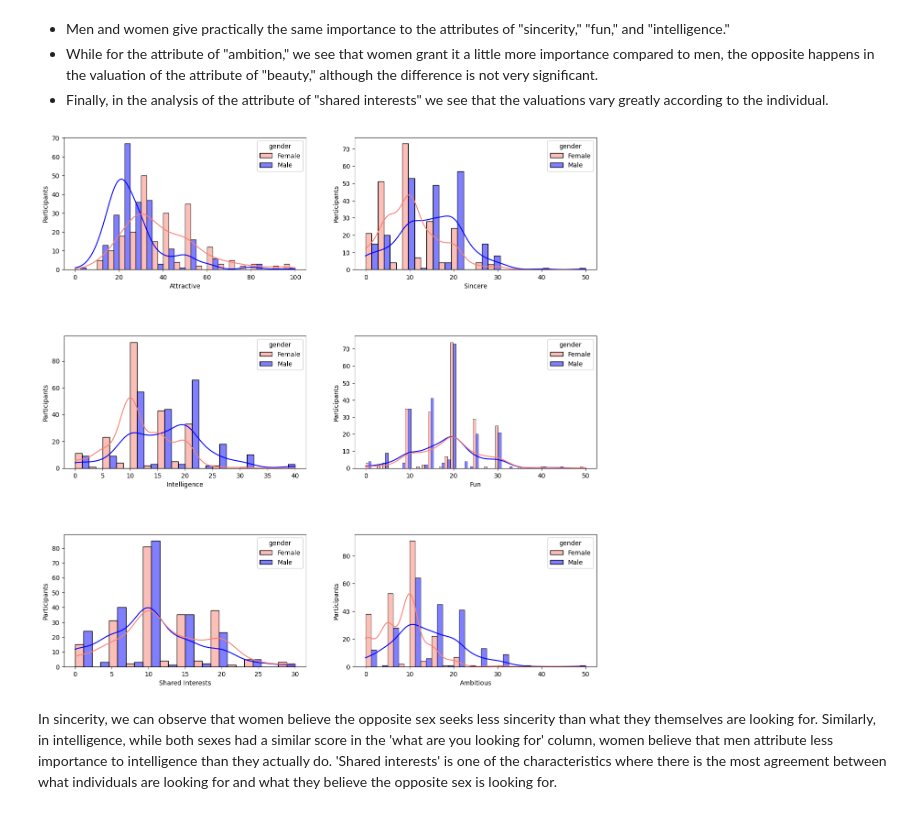
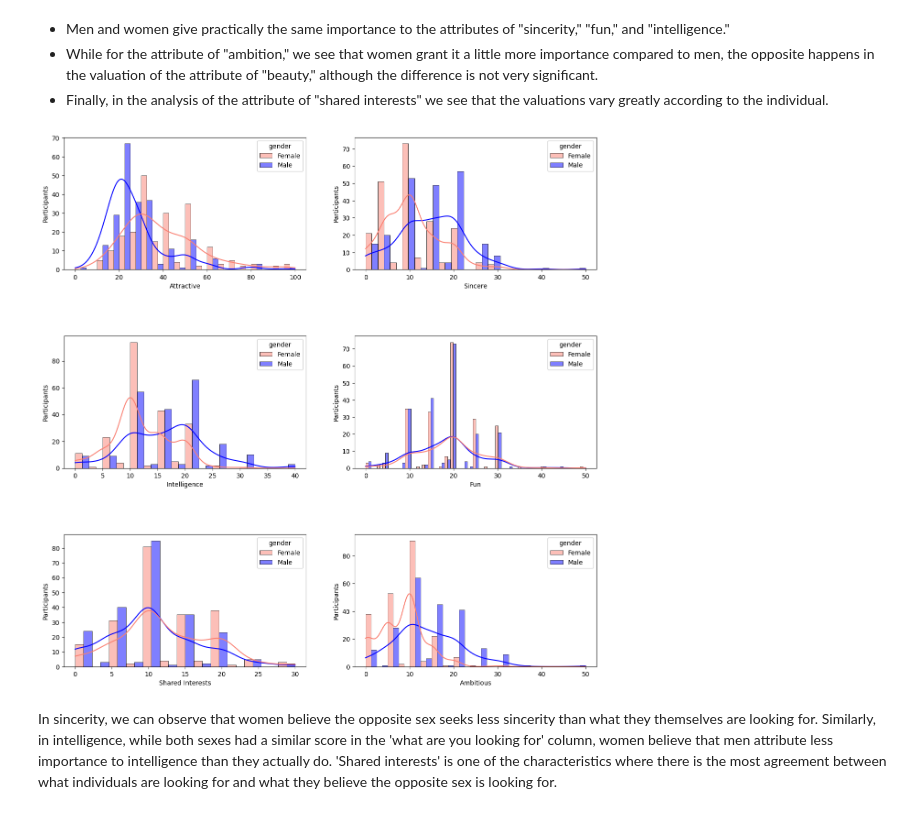
Before and after one commit to eugeniamellano/Bloc-2, a Jupyter notebook: Speed_Dating/Tinder-Project.ipynb, the cells around one changed output. Drawn from its saved outputs; the diff is of its cells as text; code cells hidden in the pictures.

```diff
--- a/Speed_Dating/Tinder-Project.ipynb
+++ b/Speed_Dating/Tinder-Project.ipynb
@@ -462,21 +463,21 @@ the opposite happens in the valuation of the attribute of "beauty," although the
 # %%
 #What do you think the opposite sex looks for in a date
 fig, axes = plt.subplots(nrows=3, ncols=2, figsize=(15, 15))
 
 # space between
 plt.subplots_adjust(hspace=0.5)
 
 # each hist
-sns.histplot(data=df_unique_same_scale, x='attr2_1', hue='gender', multiple="dodge", kde=True, palette=['salmon', 'blue'], ax=axes[0, 0]).set(xlabel='Attractive', ylabel='Participants')
-sns.histplot(data=df_unique_same_scale, x='sinc2_1', hue='gender', multiple="dodge", kde=True, palette=['salmon', 'blue'], ax=axes[0, 1]).set(xlabel='Sincere', ylabel='Participants')
-sns.histplot(data=df_unique_same_scale, x='intel2_1', hue='gender', multiple="dodge", kde=True, palette=['salmon', 'blue'], ax=axes[1, 0]).set(xlabel='Intelligence', ylabel='Participants')
-sns.histplot(data=df_unique_same_scale, x='fun2_1', hue='gender', multiple="dodge", kde=True, palette=['salmon', 'blue'], ax=axes[1, 1]).set(xlabel='Fun', ylabel='Participants')
-sns.histplot(data=df_unique_same_scale, x='shar2_1', hue='gender', multiple="dodge", kde=True, palette=['salmon', 'blue'], ax=axes[2, 0]).set(xlabel='Shared Interests', ylabel='Participants')
-sns.histplot(data=df_unique_same_scale, x='amb2_1', hue='gender', multiple="dodge", kde=True, palette=['salmon', 'blue'], ax=axes[2, 1]).set(xlabel='Ambitious', ylabel='Participants')
+sns.histplot(data=df_unique_same_scale, x='attr2_1', hue='gender', multiple="dodge", kde=True, palette=['salmon', 'blue'], ax=axes[0, 0],linewidth=0.5).set(xlabel='Attractive', ylabel='Participants')
+sns.histplot(data=df_unique_same_scale, x='sinc2_1', hue='gender', multiple="dodge", kde=True, palette=['salmon', 'blue'], ax=axes[0, 1],linewidth=0.5).set(xlabel='Sincere', ylabel='Participants')
+sns.histplot(data=df_unique_same_scale, x='intel2_1', hue='gender', multiple="dodge", kde=True, palette=['salmon', 'blue'], ax=axes[1, 0],linewidth=0.5).set(xlabel='Intelligence', ylabel='Participants')
+sns.histplot(data=df_unique_same_scale, x='fun2_1', hue='gender', multiple="dodge", kde=True, palette=['salmon', 'blue'], ax=axes[1, 1],linewidth=0.5).set(xlabel='Fun', ylabel='Participants')
+sns.histplot(data=df_unique_same_scale, x='shar2_1', hue='gender', multiple="dodge", kde=True, palette=['salmon', 'blue'], ax=axes[2, 0],linewidth=0.5).set(xlabel='Shared Interests', ylabel='Participants')
+sns.histplot(data=df_unique_same_scale, x='amb2_1', hue='gender', multiple="dodge", kde=True, palette=['salmon', 'blue'], ax=axes[2, 1],linewidth=0.5).set(xlabel='Ambitious', ylabel='Participants')
 
 plt.show()
 # %% [output]
-[figure, old version]
+[figure, new version]
 # %% [markdown]
 In sincerity, we can observe that women believe the opposite sex seeks less sincerity than what they themselves are looking for.
 Similarly, in intelligence, while both sexes had a similar score in the 'what are you looking for' column, women believe that men attribute less importance to intelligence than they actually do.
```
Also changed, not shown: parts of 5 cells of this notebook.
